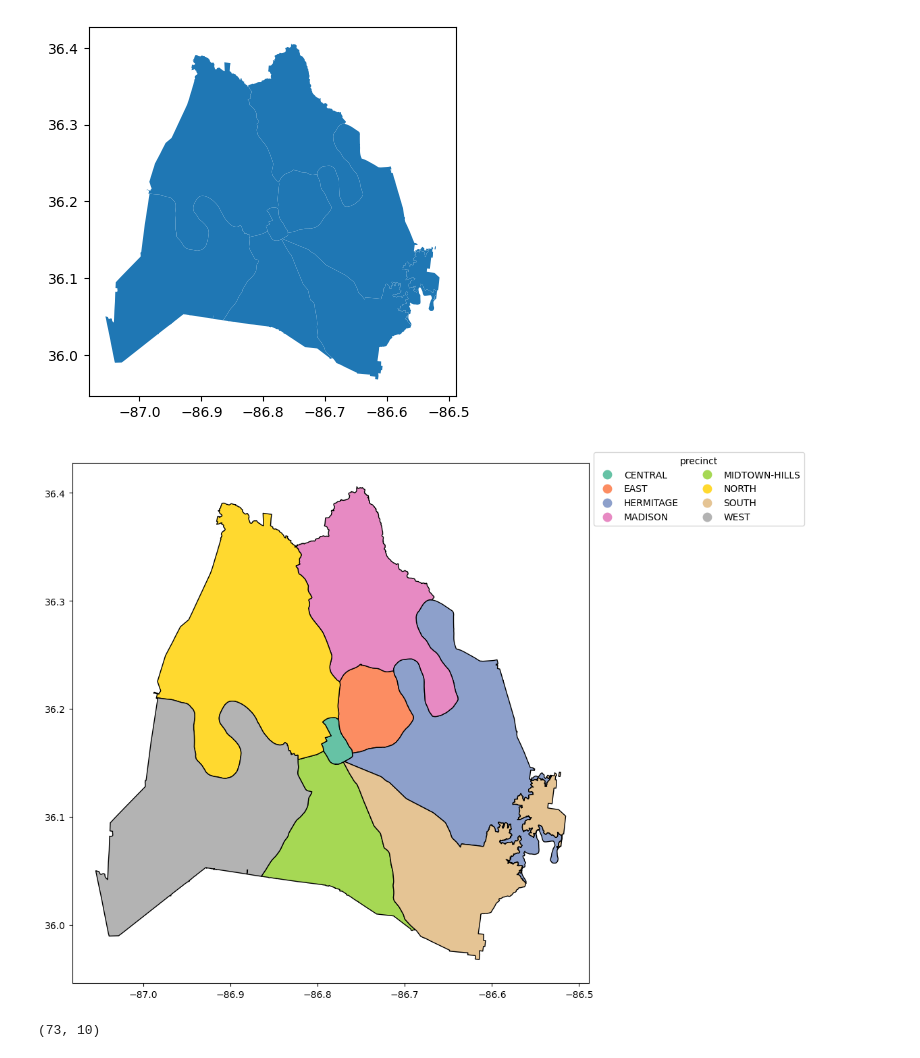
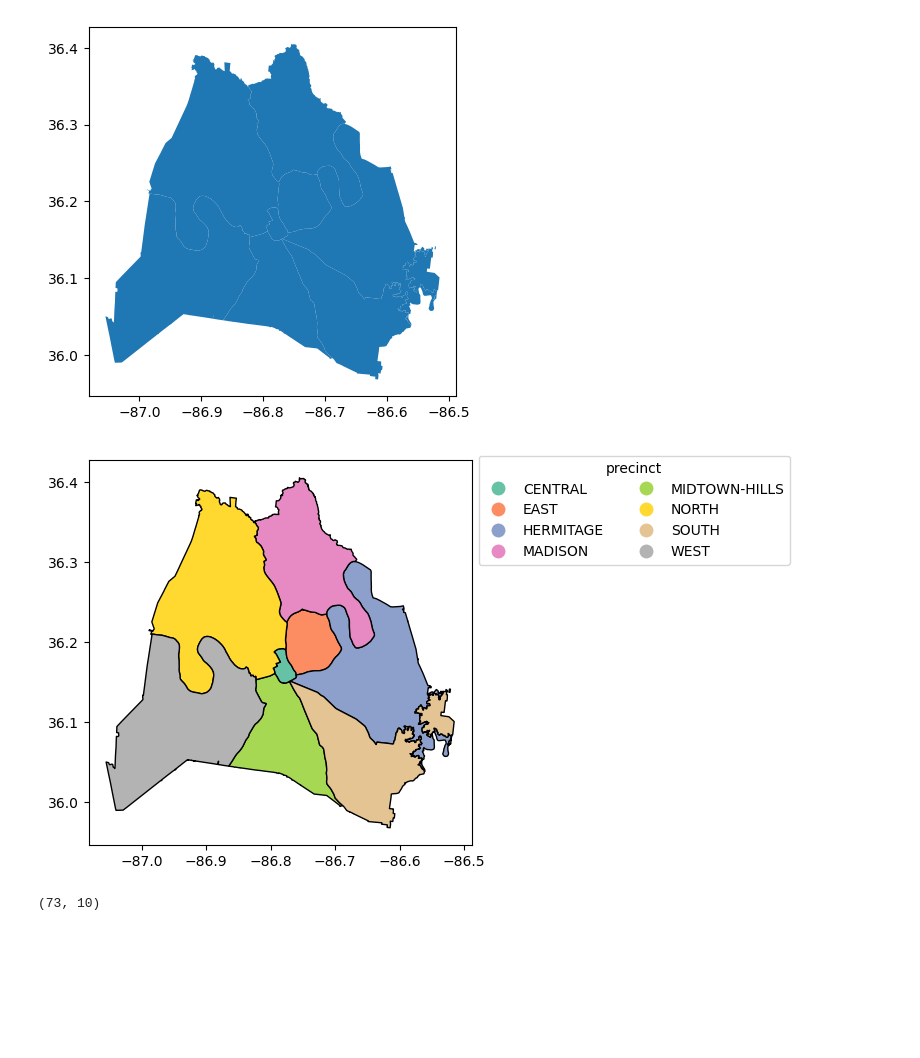
Before and after one commit to NSS-Data-Analytics-Cohort-10/geospatial-python-workshop-ekinnard23, a Jupyter notebook: notebooks/ekinnard_geospacial.ipynb, the cells around one changed output. Saved outputs shown, nothing was run; the diff lists cells and outputs as text; code cells hidden in the pictures; blank space fills up the shorter version.

```diff
--- a/notebooks/ekinnard_geospacial.ipynb
+++ b/notebooks/ekinnard_geospacial.ipynb
@@ -51,14 +51,14 @@ police.plot()
 # %%
 leg_kwds = {'title': 'precinct', 'loc': 'upper left',
             'bbox_to_anchor': (1, 1.03), 'ncol': 2}
 
-police.plot(column = 'precinct', figsize=(10, 10),
+police.plot(column = 'precinct', figsize=(5, 5),
               edgecolor = 'black',
               legend = True, legend_kwds = leg_kwds,
               cmap = 'Set2')
 plt.show()
 # %% [output]
-[figure, old version]
+[figure, new version]
 # %%
 water = pd.read_csv('../data/waterfountains_hydrationsystems.csv')
 # %%
```
Also changed, not shown: parts of 4 cells of this notebook.
